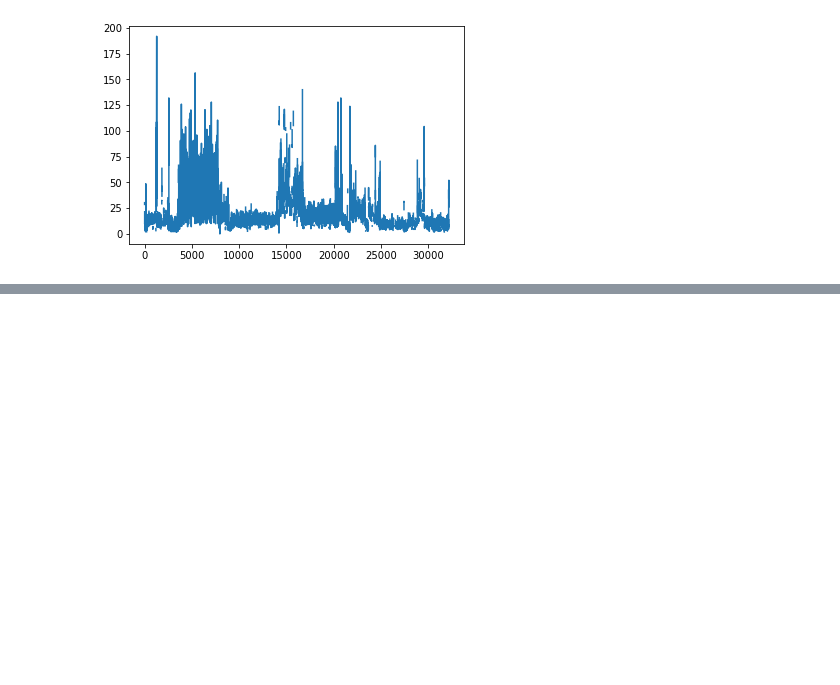
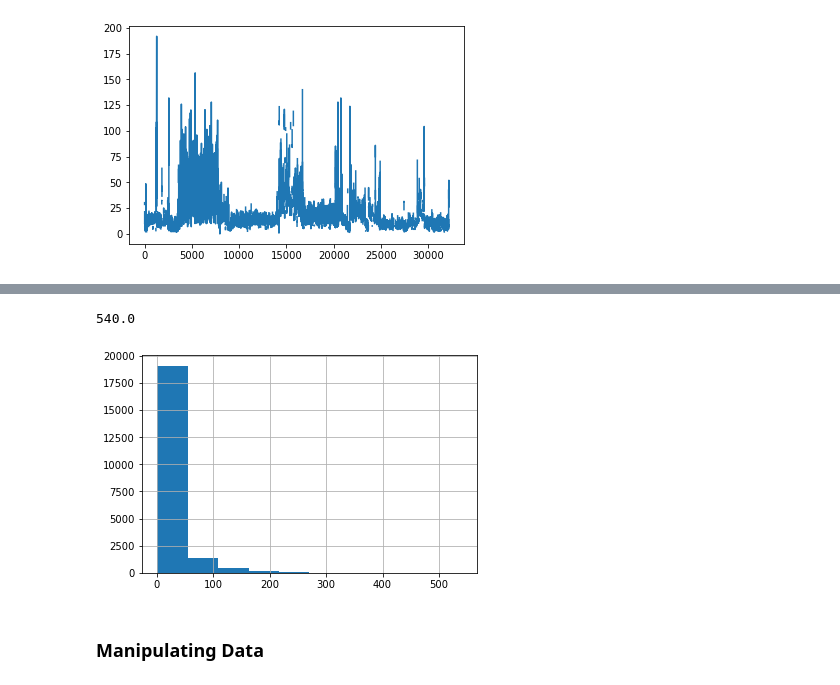
Before and after one commit to ashleyncasanova/air-quality-project, a Jupyter notebook: polution-and-mortality.ipynb, the cells around one changed output, grey strips where cells are left out. Saved outputs shown, nothing was run; the diff lists cells and outputs as text; code cells hidden in the pictures; blank space fills up the shorter version.

```diff
--- a/polution-and-mortality.ipynb
+++ b/polution-and-mortality.ipynb
@@ -267,0 +274,8 @@ air_pollution["PM2.5 (μg/m3)"].plot()
+# %%
+air_pollution["PM10 (μg/m3)"].hist()
+air_pollution["PM10 (μg/m3)"].max()
+# %% [output]
+540.0
+[figure, added]
+# %% [markdown]
+### Manipulating Data
```
Also changed, not shown: parts of 6 cells of this notebook, 1 other file.
